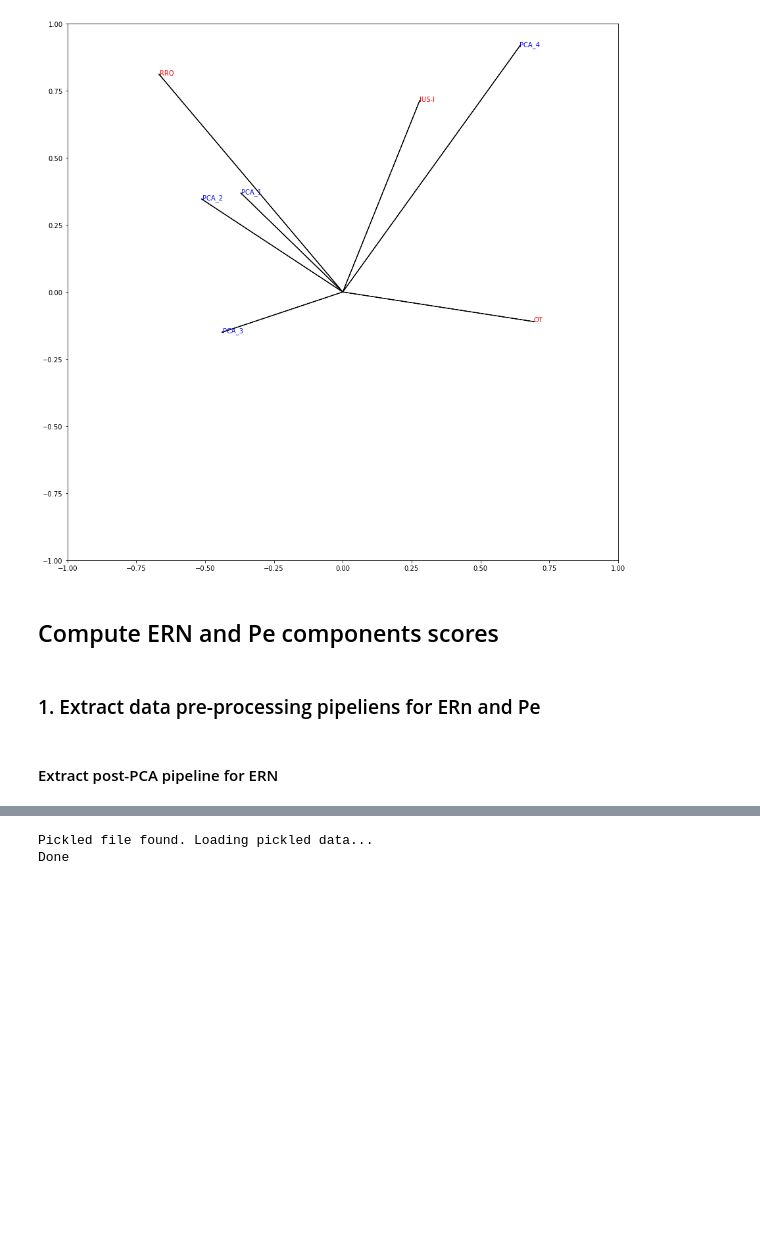
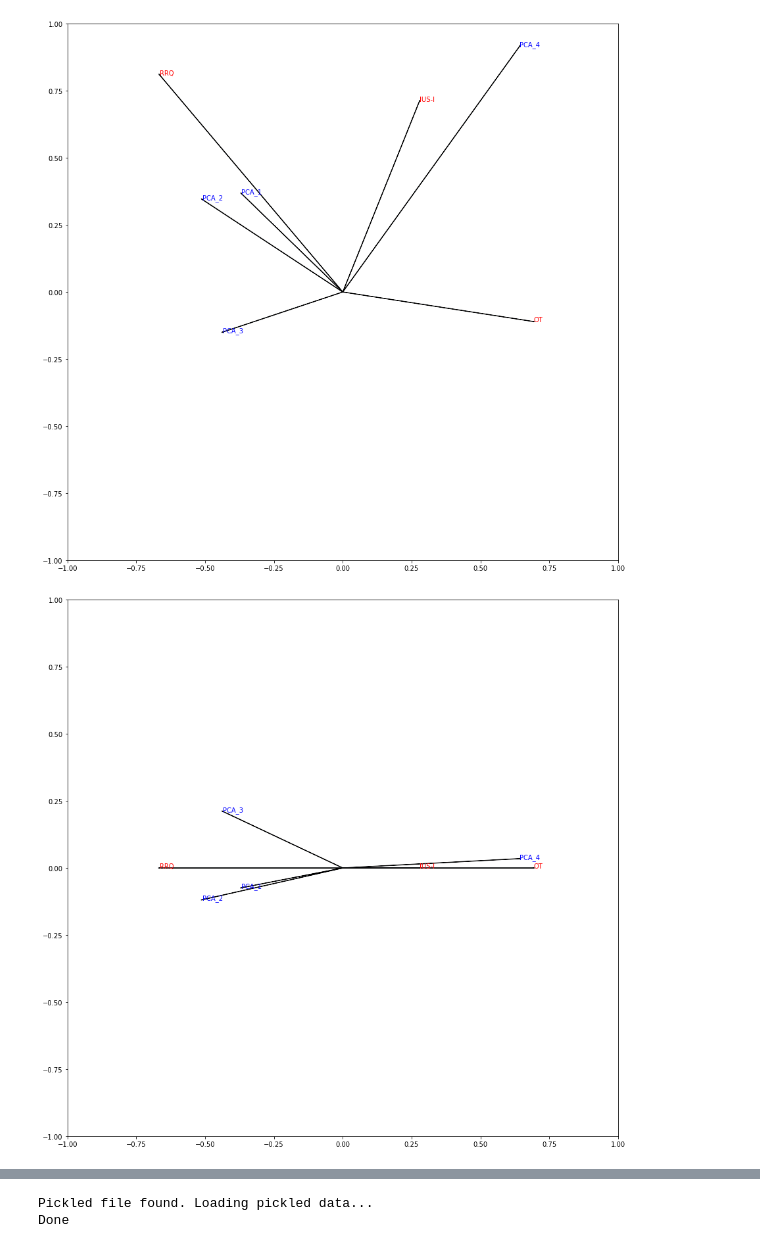
Before and after one commit to abelowska/erroneurous, a Jupyter notebook: notebooks/canonical_correlation_analysis.ipynb, the cells around one changed output, grey strips where cells are left out. Drawn from its saved outputs; the diff is of its cells as text; code cells hidden in the pictures; blank space fills up the shorter version.

```diff
--- a/notebooks/canonical_correlation_analysis.ipynb
+++ b/notebooks/canonical_correlation_analysis.ipynb
@@ -175,7 +177,7 @@ data_df.head()
 ### CCA
 # %%
 # Instantiate the Canonical Correlation Analysis with 2 components
-cca = CCA(n_components=2)
+cca = CCA(n_components=3)
 
 # Fit the model
 cca.fit(X_df, y_df)
@@ -206,9 +208,28 @@ for var_i in range(nvariables):
 plt.show()
 # %% [output]
 [figure]
-# %% [markdown]
-## Compute ERN and Pe components scores
-# %% [markdown]
-### 1. Extract data pre-processing pipeliens for ERn and Pe
-# %% [markdown]
-#### Extract post-PCA pipeline for ERN
+# %%
+# Obtain the rotation matrices
+xrot = cca.x_rotations_
+yrot = cca.y_rotations_
+
+# Put them together in a numpy matrix
+xyrot = np.vstack((xrot,yrot))
+
+nvariables = xyrot.shape[0]
+
+plt.figure(figsize=(15, 15))
+plt.xlim((-1,1))
+plt.ylim((-1,1))
+
+# Plot an arrow and a text label for each variable
+for var_i in range(nvariables):
+    x = xyrot[var_i,0]
+    y = xyrot[var_i,2]
+
+    plt.arrow(0,0,x,y)
+    plt.text(x,y,data_df.columns[var_i], color='red' if var_i >= 4 else 'blue')
+
+plt.show()
+# %% [output]
+[figure, added]
```
Also changed, not shown: parts of 62 cells of this notebook.
